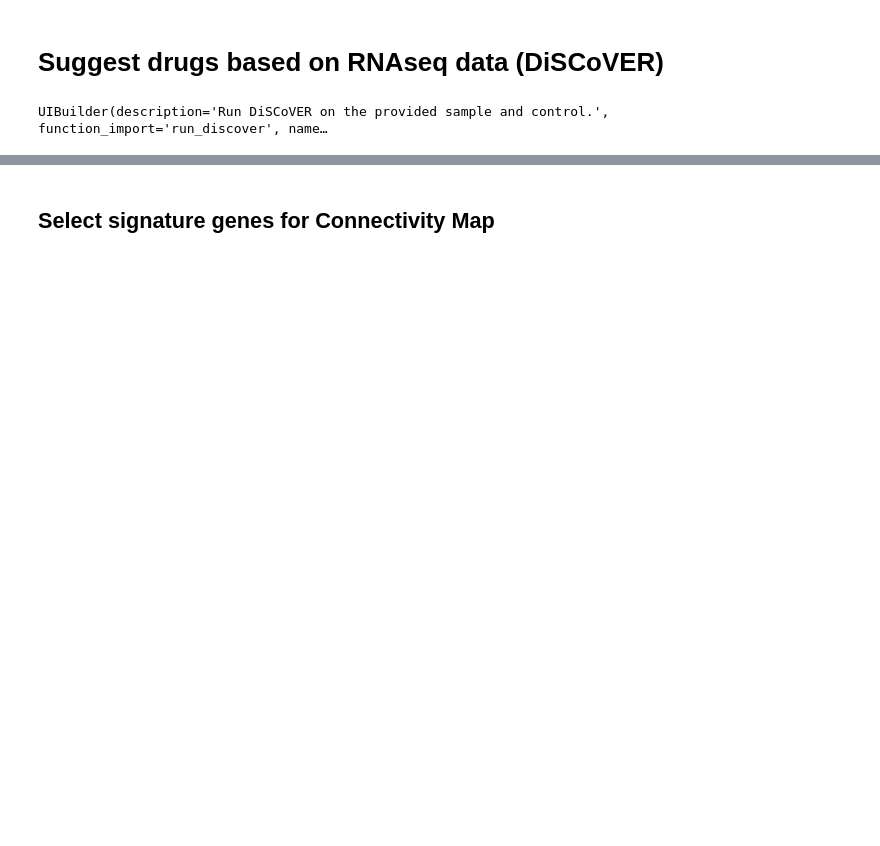
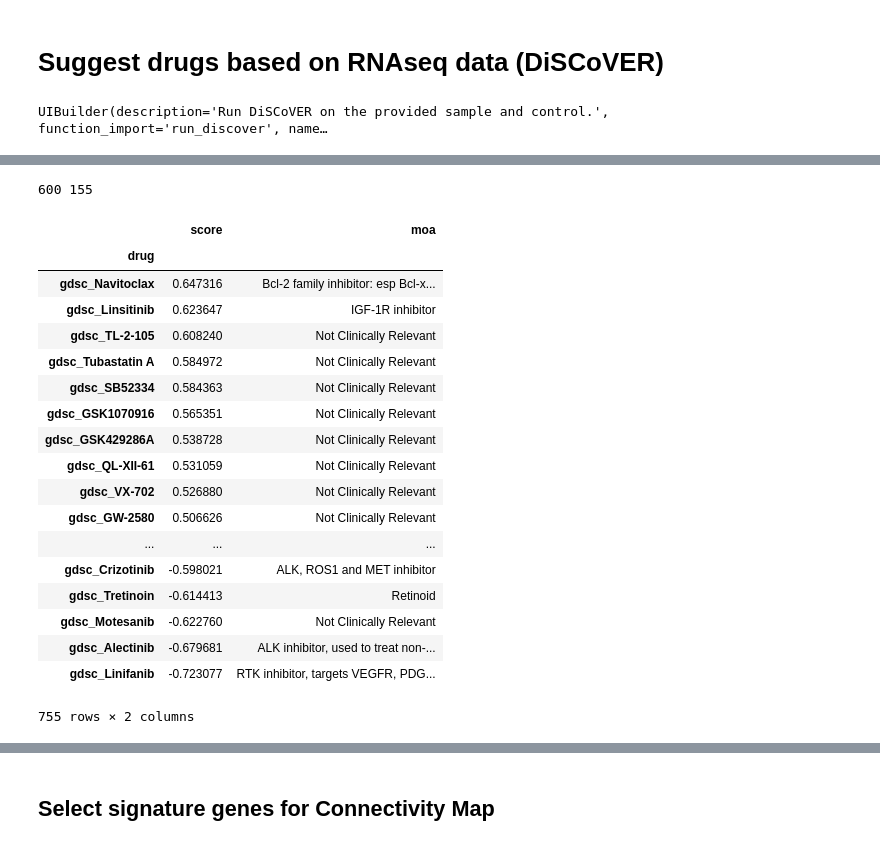
Before and after one commit to edjuaro/pdx-hts, a Jupyter notebook: Notebooks/run_DiSCoVER_and_CMap.ipynb, the cells around one changed output, grey strips where cells are left out. Saved outputs shown, nothing was run; the diff lists cells and outputs as text; code cells hidden in the pictures; blank space fills up the shorter version.

```diff
--- a/Notebooks/run_DiSCoVER_and_CMap.ipynb
+++ b/Notebooks/run_DiSCoVER_and_CMap.ipynb
@@ -467,0 +510,30 @@ setup.discover_results.T.sort_values(by=setup.case_id, ascending=False)
+# %%
+from companion_script import format_drugs
+from drug_suggestion.expression.discover import load_discover_drug_to_cids
+disco2cid = load_discover_drug_to_cids()
+reasonable_results = format_drugs(setup.raw_discover_results,
+                                                disco2cid,
+                                                out_prefix='discover.{}'.format(setup.expression_control),
+                                                out_dir=setup.discover_out_dir)
+reasonable_results
+# %% [output]
+600 155
+|  | score | moa |
+| drug |  |  |
+| gdsc_Navitoclax | 0.647316 | Bcl-2 family inhibitor: esp Bcl-x... |
+| gdsc_Linsitinib | 0.623647 | IGF-1R inhibitor |
+| gdsc_TL-2-105 | 0.608240 | Not Clinically Relevant |
+| gdsc_Tubastatin A | 0.584972 | Not Clinically Relevant |
+| gdsc_SB52334 | 0.584363 | Not Clinically Relevant |
+| gdsc_GSK1070916 | 0.565351 | Not Clinically Relevant |
+| gdsc_GSK429286A | 0.538728 | Not Clinically Relevant |
+| gdsc_QL-XII-61 | 0.531059 | Not Clinically Relevant |
+| gdsc_VX-702 | 0.526880 | Not Clinically Relevant |
+| gdsc_GW-2580 | 0.506626 | Not Clinically Relevant |
+| ... | ... | ... |
+| gdsc_Crizotinib | -0.598021 | ALK, ROS1 and MET inhibitor |
+| gdsc_Tretinoin | -0.614413 | Retinoid |
+| gdsc_Motesanib | -0.622760 | Not Clinically Relevant |
+| gdsc_Alectinib | -0.679681 | ALK inhibitor, used to treat non-... |
+| gdsc_Linifanib | -0.723077 | RTK inhibitor, targets VEGFR, PDG... |
+755 rows × 2 columns
```
Also changed, not shown: parts of 22 cells of this notebook, 47 other files.
